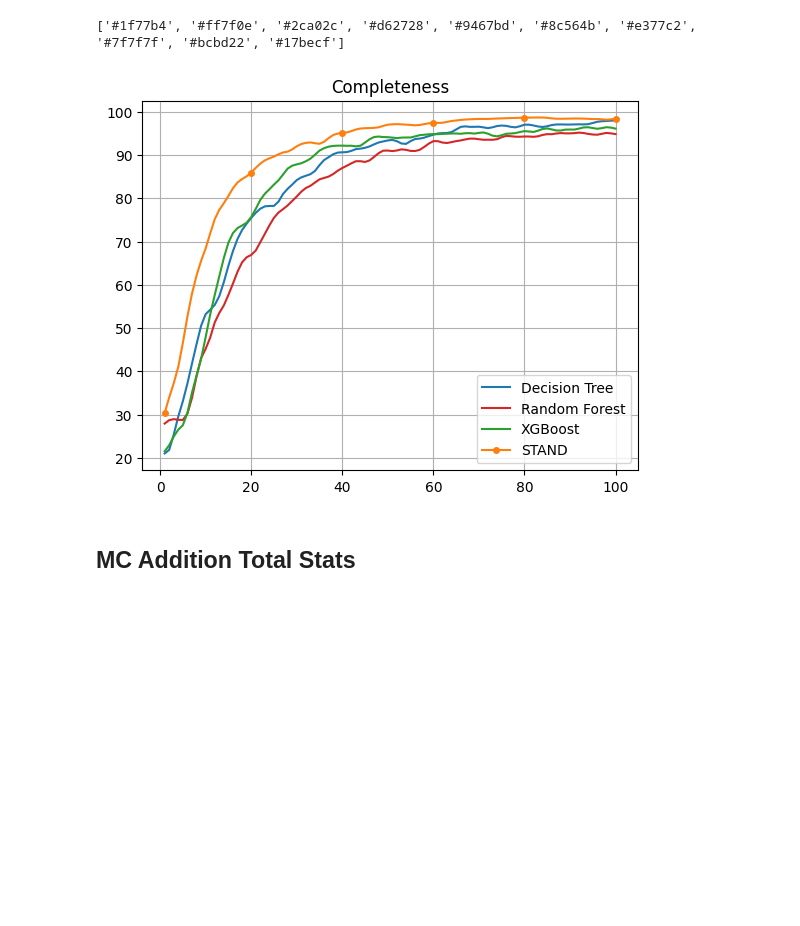
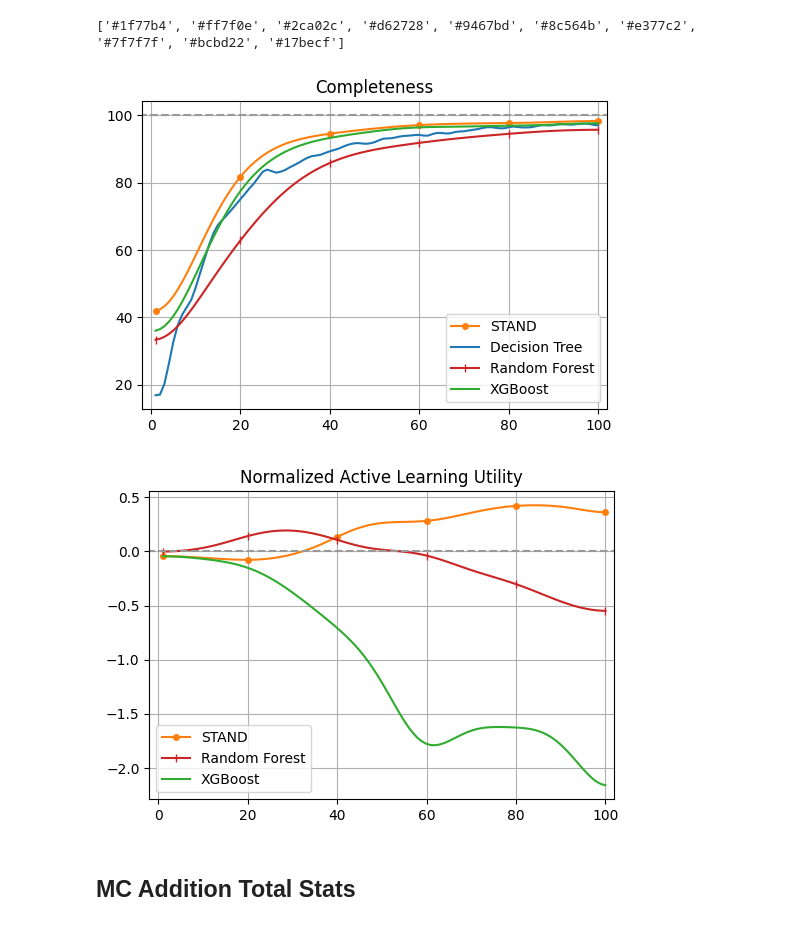
Before and after one commit to DannyWeitekamp/stand_eval, a Jupyter notebook: Plots.ipynb, the cells around one changed output. Cells and saved outputs as stored; diff of their text form; code cells hidden in the pictures; blank space fills up the shorter version.

```diff
--- a/Plots.ipynb
+++ b/Plots.ipynb
@@ -75,43 +91,84 @@ def print_stats(conditions, grp, name, title=None, big_better=True, index=None):
 import matplotlib.pyplot as plt
 import numpy as np
 
-colors = ['#1f77b4', '#ff7f0e', '#2ca02c', '#d62728', '#9467bd', '#8c564b', '#e377c2', '#7f7f7f', '#bcbd22', '#17becf']
+# Replace [2] lighten old green #2ca02c
+# Replace [3] darken old red #d62728
+colors = ['#1f77b4', '#ff7f0e', '#2fac2f', '#cb2525', '#9467bd', '#8c564b', '#e377c2', '#7f7f7f', '#bcbd22', '#17becf']
 print(plt.rcParams['axes.prop_cycle'].by_key()['color'])
 
 cond_colors = {
     "decision_tree" : colors[0],
     "random_forest" : colors[3],
     "xg_boost" : colors[2],
     "stand" : colors[1], # Orange
 }
 
 cond_labels = {
     "decision_tree" : "Decision Tree",
     "random_forest" : "Random Forest",
     "xg_boost" : "XGBoost",
     "stand" : "STAND",
 }
 
 cond_marker_props = {
-    "stand" : {"marker" : ".", "markersize" : 8, "markevery" : [0,19,39,59,79, -1]}
+    "stand" : {"marker" : ".", "markersize" : 8, "markevery" : [0,19,39,59,79, -1]},
+    "random_forest" : {"marker" : "|", "markersize" : 6, "markevery" : [0,19,39,59,79, -1]},
 }
 
-def plot_stat(conditions, stat, grp=1, title=None):
+def plot_stat(conditions, stat, grp=1, title=None, skip=[], y_lim=None, h_line=None, save_name=None):
+    plt.figure(figsize=(6,4))
+
     title = title if title else stat
     for cond, curve in stats_by_cond(conditions, grp, stat).items():
         when, has_proc = cond
+        if(when in skip):
+            continue
         plt.plot(np.arange(1,len(curve)+1), gauss(curve*100), color=cond_colors.get(when, "grey"),
                  label=cond_labels.get(when, when), **cond_marker_props.get(when, {}))
     plt.grid()
     plt.title(title)
     plt.legend()
+    if(h_line is not None): plt.hlines(h_line, -10,110, linestyle='--', color="#999")
+    if(y_lim): plt.ylim(*y_lim)
+    plt.xlim(-2, 102)
+
+    if(save_name):
+        plt.savefig(f"plots/{save_name}.png", bbox_inches='tight')
+        plt.savefig(f"plots/{save_name}.eps", bbox_inches='tight', format='eps')
     plt.show()
 
+def plot_diff(conditions, conds_active, stat, grp=1, title=None, h_line=None, save_name=None):
+    plt.figure(figsize=(6,4))
 
-plot_stat(mc_conditions, "completeness", 0, "Completeness")
+    title = title if title else stat
+    conds = {(a,b,c):conditions[(a,b,c)] for (a,b,c,d) in conds_active}
+    stats = stats_by_cond(conds, grp, stat)
+    stats_conds  = stats_by_cond(conds_active, grp, stat)
+    for (c0, curve0), (c1, curve1) in zip(stats.items(), stats_conds.items()):
+        when, has_proc = c0
+        curve0 = gauss(curve0)
+        curve1 = gauss(curve1)
+        diff = ((curve1-curve0)/(1-curve0))
+        plt.plot(np.arange(1,len(diff)+1), diff, color=cond_colors.get(when, "grey"),
+                 label=cond_labels.get(when, when), **cond_marker_props.get(when, {}))
+    plt.grid()
+    plt.title(title)
+    plt.legend()
+    if(h_line is not None): plt.hlines(h_line, -10,110, linestyle='--', color="#999")
+    plt.xlim(-2, 102)
+
+    if(save_name):
+        plt.savefig(f"plots/{save_name}.png", bbox_inches='tight')
+        plt.savefig(f"plots/{save_name}.eps", bbox_inches='tight', format='eps')
+    plt.show()
+
+plot_stat(mc_conditions, "completeness", 0, "Completeness", h_line=100)
+#plot_stat(mc_conditions_active, "completeness", 0, "Completeness")
+plot_diff(mc_conditions, mc_conditions_active, "completeness", 0, "Normalized Active Learning Utility", h_line=0)
 # %% [output]
 ['#1f77b4', '#ff7f0e', '#2ca02c', '#d62728', '#9467bd', '#8c564b', '#e377c2', '#7f7f7f', '#bcbd22', '#17becf']
-[figure, old version]
+[figure, new version]
+[figure, added]
 # %% [markdown]
 ## MC Addition Total Stats
 # %%
```
Also changed, not shown: parts of 13 cells of this notebook, 31 other files.
